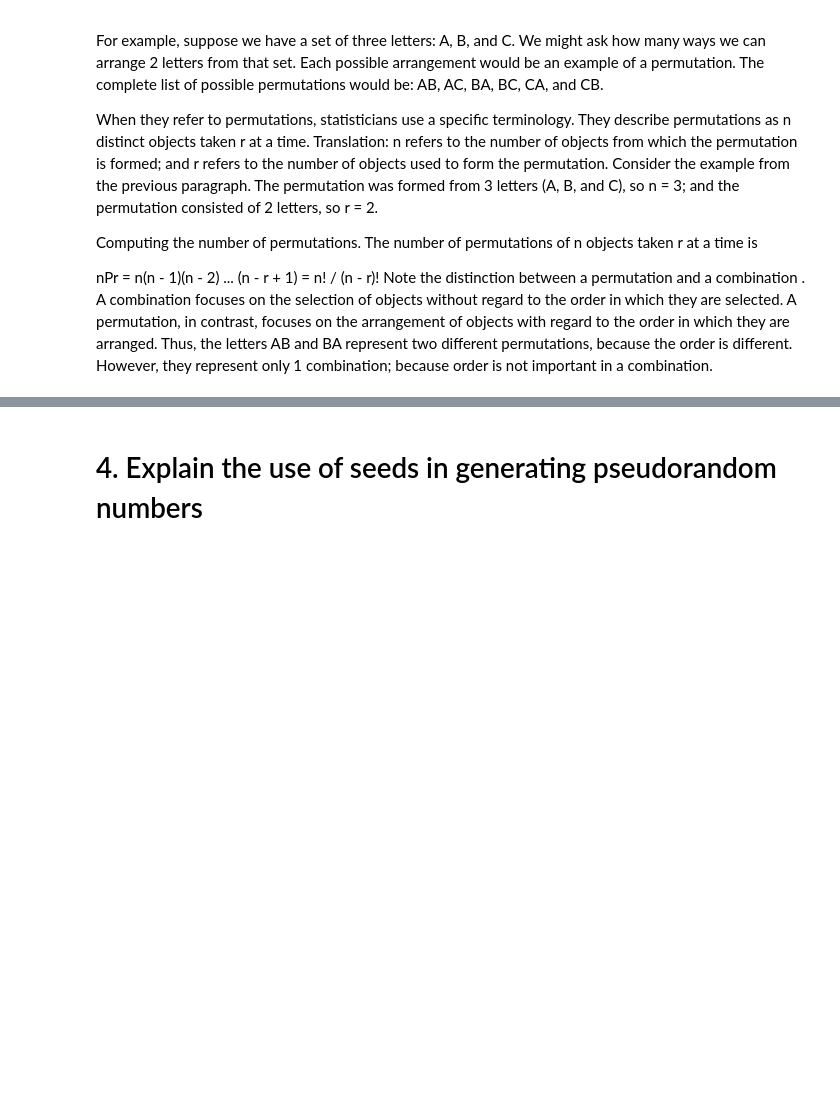
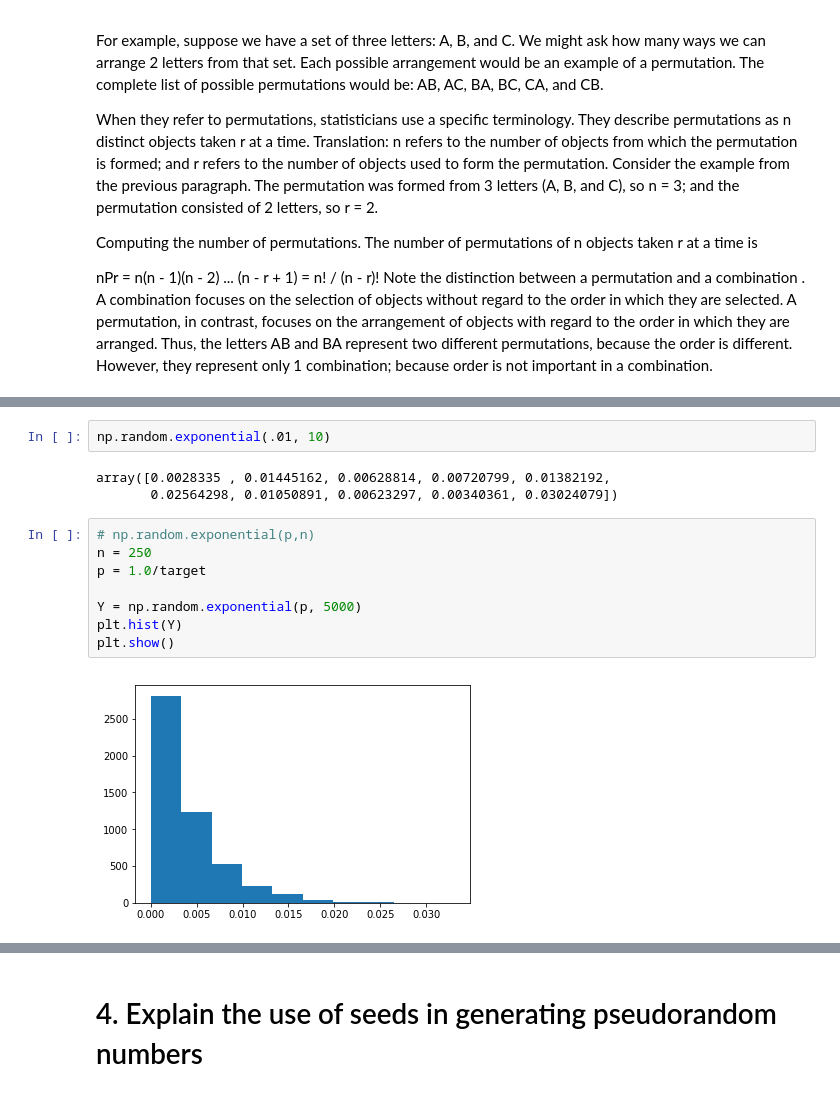
Before and after one commit to orlaith17/Assignment-Programming-DA, a Jupyter notebook: The Numpy.Random Package.ipynb, the cells around one changed output, grey strips where cells are left out. Saved outputs shown, nothing was run; the diff lists cells and outputs as text; blank space fills up the shorter version.

```diff
--- a/The Numpy.Random Package.ipynb
+++ b/The Numpy.Random Package.ipynb
@@ -359,0 +266,15 @@ Display the histogram of the samples, along with the probability density functio
+# %%
+np.random.exponential(.01, 10)
+# %% [output]
+array([0.0028335 , 0.01445162, 0.00628814, 0.00720799, 0.01382192,
+       0.02564298, 0.01050891, 0.00623297, 0.00340361, 0.03024079])
+# %%
+# np.random.exponential(p,n)
+n = 250
+p = 1.0/target
+
+Y = np.random.exponential(p, 5000)
+plt.hist(Y)
+plt.show()
+# %% [output]
+[figure, added]
```
Also changed, not shown: parts of 38 cells of this notebook.
